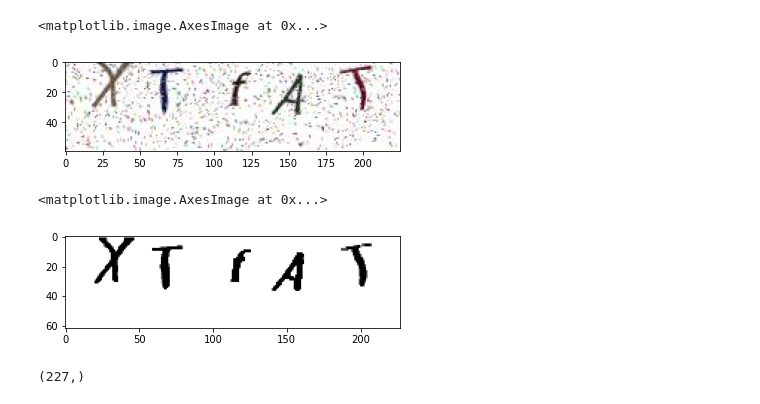
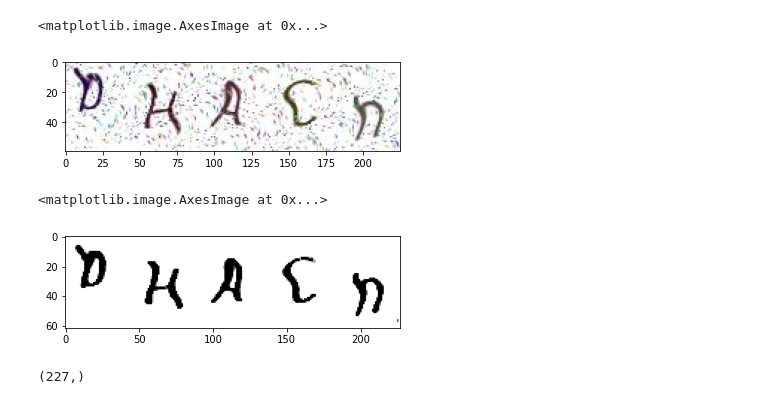
Before and after one commit to PSandro/tum-ub-reserve, a Jupyter notebook: Trial Captcha.ipynb, the cells around one changed output. Drawn from its saved outputs; the diff is of its cells as text; code cells hidden in the pictures.

```diff
--- a/Trial Captcha.ipynb
+++ b/Trial Captcha.ipynb
@@ -5,16 +5,16 @@ import cv2
 # %%
 from PIL import Image
 import numpy as np
 
 # open method used to open different extension image file
-im = Image.open(r"captchas/49519.jpeg")
+im = Image.open(r"captchas/49334.jpeg")
 plt.imshow(im)
 # %% [output]
 <matplotlib.image.AxesImage at 0x...>
-[figure, old version]
+[figure, new version]
 # %%
 image = cv2.blur(np.array(im), (3, 3))
-ret, image = cv2.threshold(image, 170, 255, cv2.THRESH_BINARY)
+ret, image = cv2.threshold(image, 178, 255, cv2.THRESH_BINARY)
 
 image = cv2.dilate(image, np.ones((3, 1), np.uint8))
 image = cv2.erode(image, np.ones((2, 2), np.uint8))
@@ -24,7 +24,7 @@ image = np.pad(image, 1, constant_values=255)
 plt.imshow(image, cmap="gray")
 # %% [output]
 <matplotlib.image.AxesImage at 0x...>
-[figure, old version]
+[figure, new version]
 # %%
 columns = image.mean(axis=0)
 columns.shape
```
Also changed, not shown: parts of 7 cells of this notebook, 1 other file.
